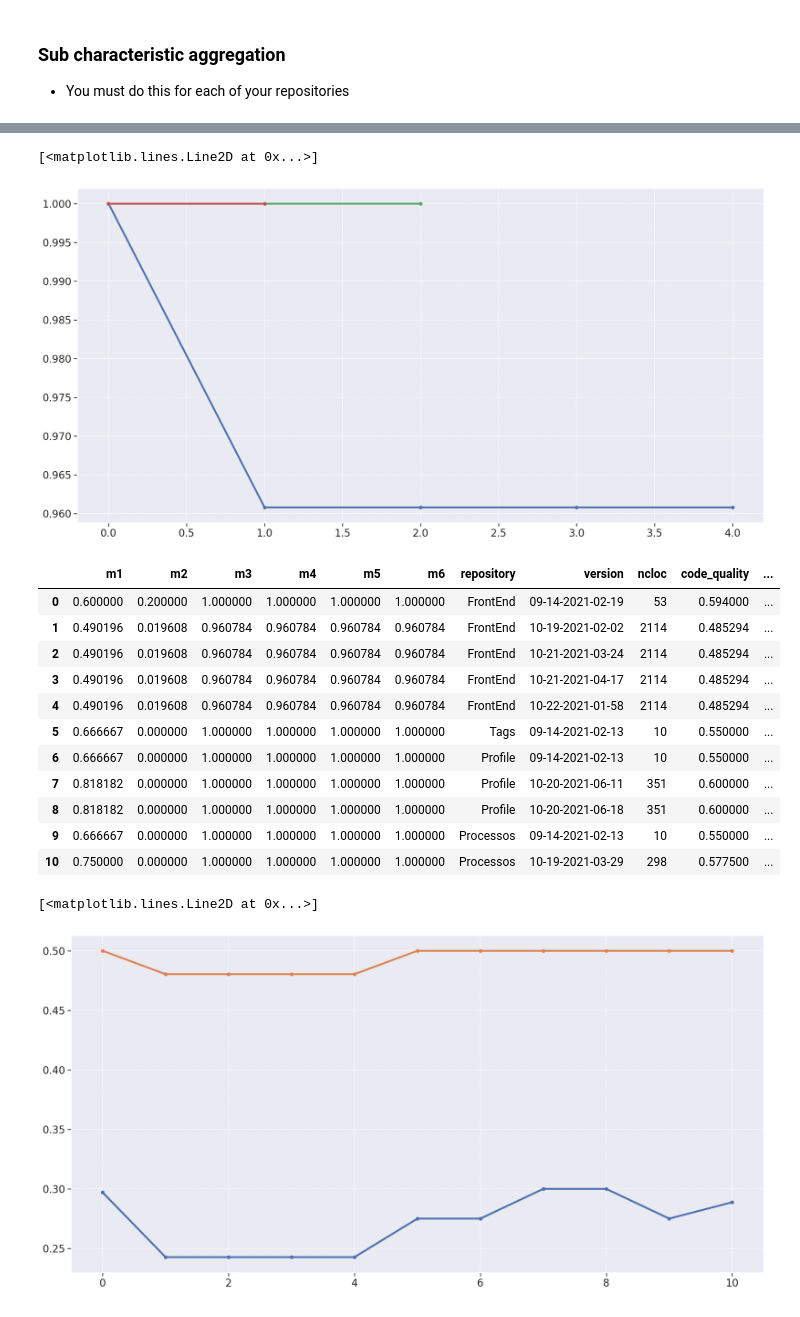
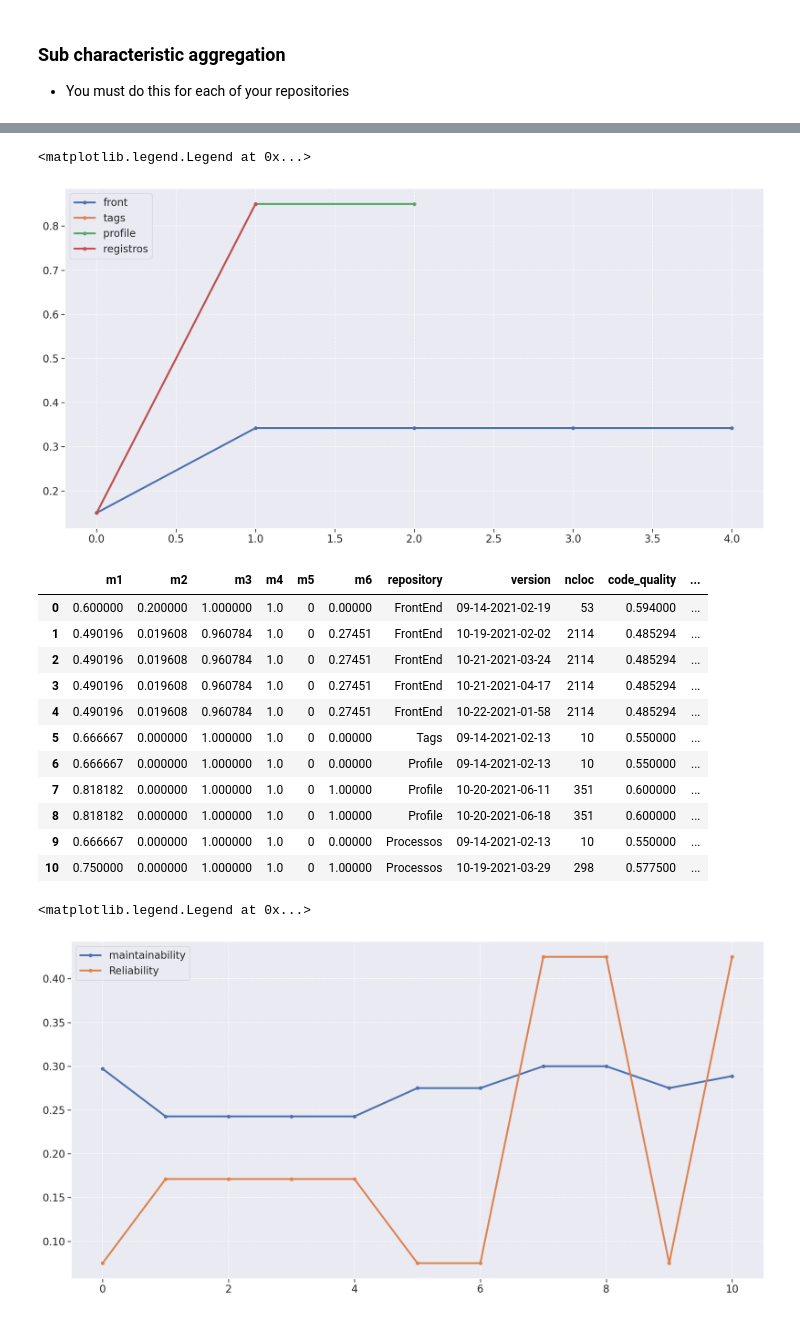
Before and after one commit to fga-eps-mds/2021.1-Oraculo, a Jupyter notebook: analytics-notebooks/analytics.ipynb, the cells around one changed output, grey strips where cells are left out. Cells and saved outputs as stored; diff of their text form; code cells hidden in the pictures.

Commit message:
#122 Fix metric names

```diff
--- a/analytics-notebooks/analytics.ipynb
+++ b/analytics-notebooks/analytics.ipynb
@@ -265,7 +265,7 @@ def m5(df):
 
     density_fast_test_builds = len(df[(df['test_execution_time'].astype(float)) < 300]) / sum(df['tests'].astype(float))
 
-    return density_fast_test_builds
+    return density_fast_test_builds if not np.isnan(density_fast_test_builds) else 0
 # %% [markdown]
 ##### Test coverage
 # %%
@@ -301,9 +301,9 @@ def create_metrics_df(df):
         m1_list.append(m1(version_df))
         m2_list.append(m2(version_df))
         m3_list.append(m3(version_df))
-        m4_list.append(m3(version_df))
-        m5_list.append(m3(version_df))
-        m6_list.append(m3(version_df))
+        m4_list.append(m4(version_df))
+        m5_list.append(m5(version_df))
+        m6_list.append(m6(version_df))
 
         ncloc_list.append(_nloc(version_df))
         repository_list.append(version_df['repository'].iloc[0])
@@ -312,9 +312,9 @@ def create_metrics_df(df):
     metrics_df = pd.DataFrame({'m1': m1_list,
                                'm2': m2_list,
                                'm3': m3_list,
-                               'm4': m3_list,
-                               'm5': m3_list,
-                               'm6': m3_list,
+                               'm4': m4_list,
+                               'm5': m5_list,
+                               'm6': m6_list,
                                'repository': repository_list,
                                'version': version_list,
                                'ncloc': ncloc_list})
@@ -415,13 +425,15 @@ plt.plot(processos_metrics['code_quality'], linewidth=3, marker='o', markersize=
 fig = plt.figure(figsize=(20, 10))
 
 
-plt.plot(frontEnd_metrics['testing_status'], linewidth=3, marker='o', markersize=5)
-plt.plot(tags_metrics['testing_status'], linewidth=3, marker='o', markersize=5)
-plt.plot(profile_metrics['testing_status'], linewidth=3, marker='o', markersize=5)
-plt.plot(processos_metrics['testing_status'], linewidth=3, marker='o', markersize=5)
+plt.plot(frontEnd_metrics['testing_status'], label='front', linewidth=3, marker='o', markersize=5)
+plt.plot(tags_metrics['testing_status'], label='tags', linewidth=3, marker='o', markersize=5)
+plt.plot(profile_metrics['testing_status'], label='profile', linewidth=3, marker='o', markersize=5)
+plt.plot(processos_metrics['testing_status'], label='registros', linewidth=3, marker='o', markersize=5)
+
+plt.legend(loc='upper left')
 # %% [output]
-[<matplotlib.lines.Line2D at 0x...>]
+<matplotlib.legend.Legend at 0x...>
-[figure, old version]
+[figure, new version]
 # %%
 metrics_df = pd.concat([
 frontEnd_metrics,
@@ -437,29 +449,30 @@ metrics_df['total'] = metrics_df['maintainability'] + metrics_df['Reliability']
 metrics_df
 # %% [output]
 |  | m1 | m2 | m3 | m4 | m5 | m6 | repository | version | ncloc | code_quality | ... |
-| 0 | 0.600000 | 0.200000 | 1.000000 | 1.000000 | 1.000000 | 1.000000 | FrontEnd | 09-14-2021-02-19 | 53 | 0.594000 | ... |
-| 1 | 0.490196 | 0.019608 | 0.960784 | 0.960784 | 0.960784 | 0.960784 | FrontEnd | 10-19-2021-02-02 | 2114 | 0.485294 | ... |
-| 2 | 0.490196 | 0.019608 | 0.960784 | 0.960784 | 0.960784 | 0.960784 | FrontEnd | 10-21-2021-03-24 | 2114 | 0.485294 | ... |
-| 3 | 0.490196 | 0.019608 | 0.960784 | 0.960784 | 0.960784 | 0.960784 | FrontEnd | 10-21-2021-04-17 | 2114 | 0.485294 | ... |
-| 4 | 0.490196 | 0.019608 | 0.960784 | 0.960784 | 0.960784 | 0.960784 | FrontEnd | 10-22-2021-01-58 | 2114 | 0.485294 | ... |
-| 5 | 0.666667 | 0.000000 | 1.000000 | 1.000000 | 1.000000 | 1.000000 | Tags | 09-14-2021-02-13 | 10 | 0.550000 | ... |
-| 6 | 0.666667 | 0.000000 | 1.000000 | 1.000000 | 1.000000 | 1.000000 | Profile | 09-14-2021-02-13 | 10 | 0.550000 | ... |
-| 7 | 0.818182 | 0.000000 | 1.000000 | 1.000000 | 1.000000 | 1.000000 | Profile | 10-20-2021-06-11 | 351 | 0.600000 | ... |
-| 8 | 0.818182 | 0.000000 | 1.000000 | 1.000000 | 1.000000 | 1.000000 | Profile | 10-20-2021-06-18 | 351 | 0.600000 | ... |
-| 9 | 0.666667 | 0.000000 | 1.000000 | 1.000000 | 1.000000 | 1.000000 | Processos | 09-14-2021-02-13 | 10 | 0.550000 | ... |
-| 10 | 0.750000 | 0.000000 | 1.000000 | 1.000000 | 1.000000 | 1.000000 | Processos | 10-19-2021-03-29 | 298 | 0.577500 | ... |
+| 0 | 0.600000 | 0.200000 | 1.000000 | 1.0 | 0 | 0.00000 | FrontEnd | 09-14-2021-02-19 | 53 | 0.594000 | ... |
+| 1 | 0.490196 | 0.019608 | 0.960784 | 1.0 | 0 | 0.27451 | FrontEnd | 10-19-2021-02-02 | 2114 | 0.485294 | ... |
+| 2 | 0.490196 | 0.019608 | 0.960784 | 1.0 | 0 | 0.27451 | FrontEnd | 10-21-2021-03-24 | 2114 | 0.485294 | ... |
+| 3 | 0.490196 | 0.019608 | 0.960784 | 1.0 | 0 | 0.27451 | FrontEnd | 10-21-2021-04-17 | 2114 | 0.485294 | ... |
+| 4 | 0.490196 | 0.019608 | 0.960784 | 1.0 | 0 | 0.27451 | FrontEnd | 10-22-2021-01-58 | 2114 | 0.485294 | ... |
+| 5 | 0.666667 | 0.000000 | 1.000000 | 1.0 | 0 | 0.00000 | Tags | 09-14-2021-02-13 | 10 | 0.550000 | ... |
+| 6 | 0.666667 | 0.000000 | 1.000000 | 1.0 | 0 | 0.00000 | Profile | 09-14-2021-02-13 | 10 | 0.550000 | ... |
+| 7 | 0.818182 | 0.000000 | 1.000000 | 1.0 | 0 | 1.00000 | Profile | 10-20-2021-06-11 | 351 | 0.600000 | ... |
+| 8 | 0.818182 | 0.000000 | 1.000000 | 1.0 | 0 | 1.00000 | Profile | 10-20-2021-06-18 | 351 | 0.600000 | ... |
+| 9 | 0.666667 | 0.000000 | 1.000000 | 1.0 | 0 | 0.00000 | Processos | 09-14-2021-02-13 | 10 | 0.550000 | ... |
+| 10 | 0.750000 | 0.000000 | 1.000000 | 1.0 | 0 | 1.00000 | Processos | 10-19-2021-03-29 | 298 | 0.577500 | ... |
 # %%
 fig = plt.figure(figsize=(20, 10))
 
 
-plt.plot(metrics_df['maintainability'], linewidth=3, marker='o', markersize=5)
-plt.plot(metrics_df['Reliability'], linewidth=3, marker='o', markersize=5)
+plt.plot(metrics_df['maintainability'], label='maintainability', linewidth=3, marker='o', markersize=5)
+plt.plot(metrics_df['Reliability'], label='Reliability', linewidth=3, marker='o', markersize=5)
 
+plt.legend(loc='upper left')
 
 #plt.ylim(.45,.7)
 # %% [output]
-[<matplotlib.lines.Line2D at 0x...>]
+<matplotlib.legend.Legend at 0x...>
-[figure, old version]
+[figure, new version]
 # %%
 fig = plt.figure(figsize=(20, 10))
 
```
Also changed, not shown: parts of 6 cells of this notebook, 4 other files.
